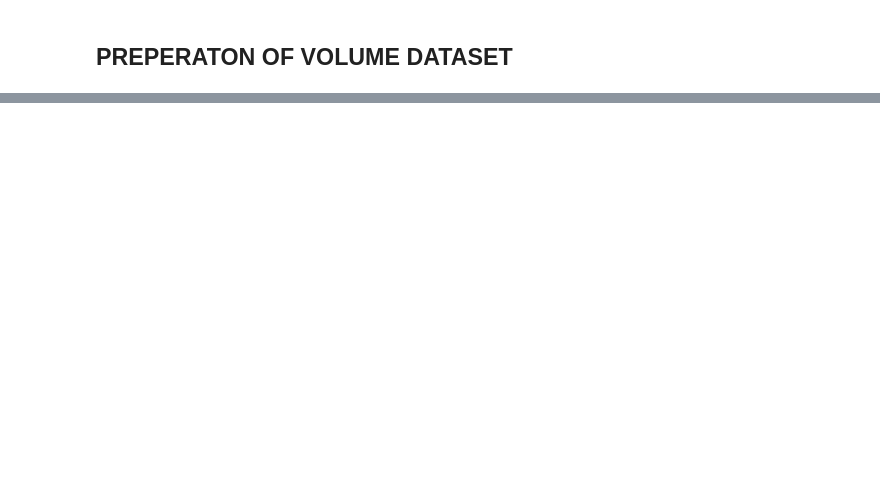
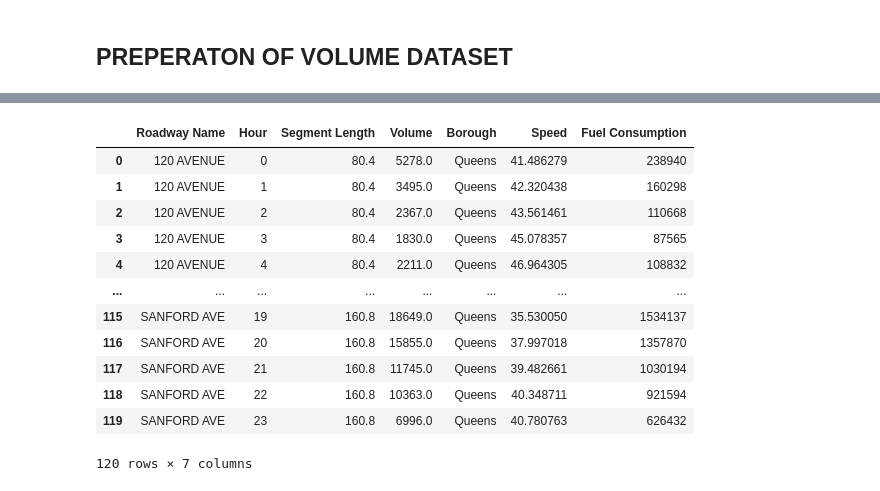
Before and after one commit to TerjeOtsa/Group3_Evolutionary-algorithms, a Jupyter notebook: Problem_1/dataset_manager.ipynb, the cells around one changed output, grey strips where cells are left out. Saved outputs shown, nothing was run; the diff lists cells and outputs as text; code cells hidden in the pictures; blank space fills up the shorter version.

```diff
--- a/Problem_1/dataset_manager.ipynb
+++ b/Problem_1/dataset_manager.ipynb
@@ -141,0 +127,5 @@ plt.show()
+# %%
+# Converting to DataFrame for later Fuel consumption dataframe
+speed_df = pd.DataFrame(df_mean_speed)
+pivot_speed_df = speed_df.pivot(index='BOROUGH', columns='Hour', values='AVG SPEED')  # Pivot the table to have columns as Hours, index as Borough, and values as Speeds
+pivot_speed_df
@@ -279,0 +332,32 @@ Unique Months: [ 1 10  3 11  2  9  5  4]
+# %%
+# Calculate fuel consumption for each row in the merged DataFrame
+df_merged['Fuel Consumption'] = df_merged.apply(
+    lambda row: total_fuel_consumption(row['Volume'], row['Speed'], row['Segment Length']), axis=1
+)
+
+# Rearrange the result as a pivot table including 'Segment Length' in the index
+result_fuel_consumption = df_merged.pivot_table(
+    index=['Roadway Name', 'Segment Length'],
+    columns='Hour',
+    values='Fuel Consumption',
+    aggfunc='sum'
+)
+
+with open('datasets/df_merged.pkl', 'wb') as f:
+     pickle.dump(df_merged, f)
+
+df_merged
+# %% [output]
+|  | Roadway Name | Hour | Segment Length | Volume | Borough | Speed | Fuel Consumption |
+| 0 | 120 AVENUE | 0 | 80.4 | 5278.0 | Queens | 41.486279 | 238940 |
+| 1 | 120 AVENUE | 1 | 80.4 | 3495.0 | Queens | 42.320438 | 160298 |
+| 2 | 120 AVENUE | 2 | 80.4 | 2367.0 | Queens | 43.561461 | 110668 |
+| 3 | 120 AVENUE | 3 | 80.4 | 1830.0 | Queens | 45.078357 | 87565 |
+| 4 | 120 AVENUE | 4 | 80.4 | 2211.0 | Queens | 46.964305 | 108832 |
+| ... | ... | ... | ... | ... | ... | ... | ... |
+| 115 | SANFORD AVE | 19 | 160.8 | 18649.0 | Queens | 35.530050 | 1534137 |
+| 116 | SANFORD AVE | 20 | 160.8 | 15855.0 | Queens | 37.997018 | 1357870 |
+| 117 | SANFORD AVE | 21 | 160.8 | 11745.0 | Queens | 39.482661 | 1030194 |
+| 118 | SANFORD AVE | 22 | 160.8 | 10363.0 | Queens | 40.348711 | 921594 |
+| 119 | SANFORD AVE | 23 | 160.8 | 6996.0 | Queens | 40.780763 | 626432 |
+120 rows × 7 columns
```
Also changed, not shown: parts of 24 cells of this notebook, 10 other files.
